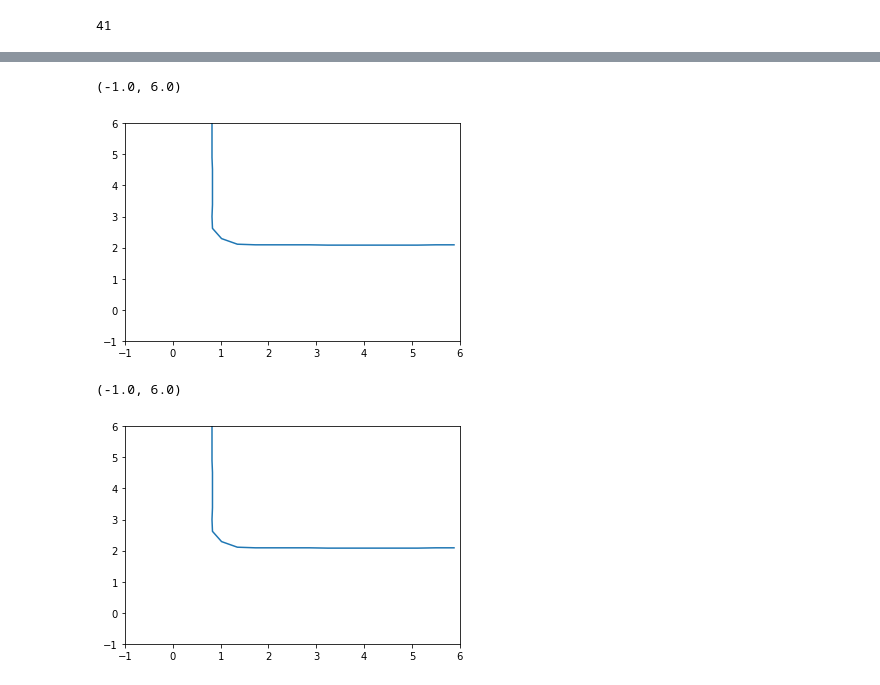
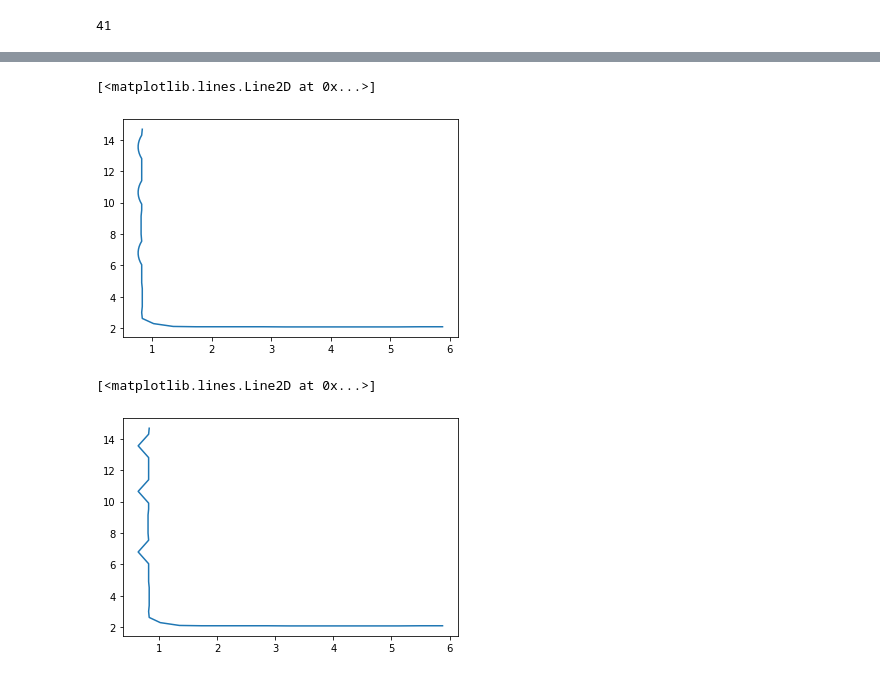
Before and after one commit to Kaushal1011/akatsuki_au_bfmc21, a Jupyter notebook: nbs/PathPlanningWPts&Edge.ipynb, the cells around one changed output, grey strips where cells are left out. Drawn from its saved outputs; the diff is of its cells as text; code cells hidden in the pictures.

```diff
--- a/nbs/PathPlanningWPts&Edge.ipynb
+++ b/nbs/PathPlanningWPts&Edge.ipynb
@@ -213,17 +213,17 @@ coordlist_new,path_list_new,edge_list_new
 x,y=zip(*coordlist_new)
 # %%
 plt.plot(x,y)
-plt.xlim(-1,6)
-plt.ylim(-1,6)
+# plt.xlim(-1,6)
+# plt.ylim(-1,6)
 # %% [output]
-(-1.0, 6.0)
+[<matplotlib.lines.Line2D at 0x...>]
-[figure, old version]
+[figure, new version]
 # %%
 x,y=zip(*coord_list)
 # %%
 plt.plot(x,y)
-plt.xlim(-1,6)
-plt.ylim(-1,6)
+# plt.xlim(-1,6)
+# plt.ylim(-1,6)
 # %% [output]
-(-1.0, 6.0)
+[<matplotlib.lines.Line2D at 0x...>]
-[figure, old version]
+[figure, new version]
```
Also changed, not shown: 9 other files.
